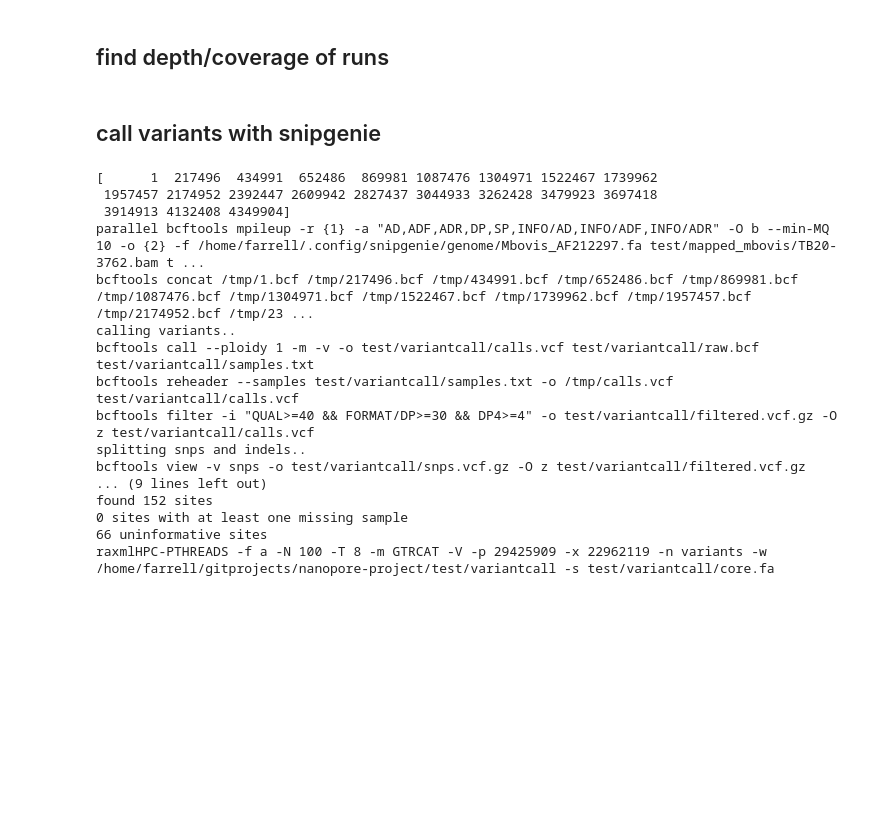
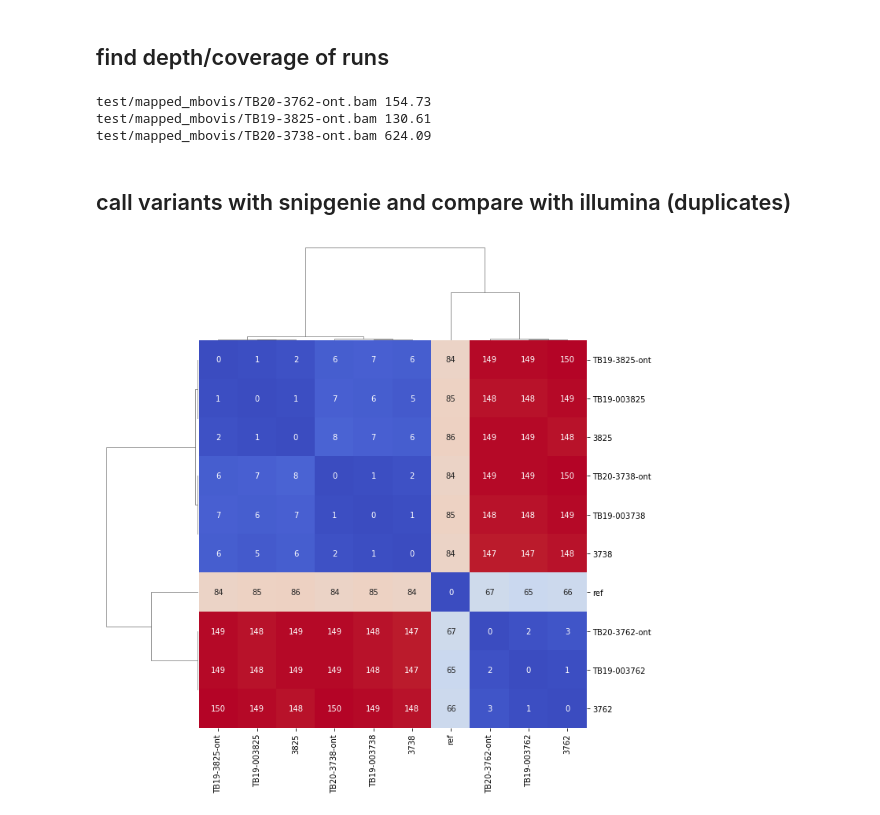
Before and after one commit to dmnfarrell/nanopore-project, a Jupyter notebook: testing.ipynb, the cells around one changed output. Saved outputs shown, nothing was run; the diff lists cells and outputs as text; code cells hidden in the pictures; blank space fills up the shorter version.

```diff
--- a/testing.ipynb
+++ b/testing.ipynb
@@ -95,32 +106,13 @@ minimap2 -ax map-ont -t 20 Mbovis_AF212297.fa test/TB20-3738.fastq.gz | samtools
 # %% [markdown]
 ## find depth/coverage of runs
-# %% [markdown]
-## call variants with snipgenie
-# %%
-from snipgenie import app, tools
-
-bam_files =app.get_files_from_paths('test/mapped_mbovis/', '*.bam')
-gff_file='mbovis.gff'
-tools.gff_bcftools_format(app.mbovis_gb, gff_file)
-app.run_bamfiles(bam_files, app.mbovis_genome, outdir='test/variantcall',
-                 threads=20,
-                 mask=app.mbovis_mask, gff_file=gff_file,
-                 custom_filters=True, overwrite=False)
-# %% [output]
-[      1  217496  434991  652486  869981 1087476 1304971 1522467 1739962
- 1957457 2174952 2392447 2609942 2827437 3044933 3262428 3479923 3697418
- 3914913 4132408 4349904]
-parallel bcftools mpileup -r {1} -a "AD,ADF,ADR,DP,SP,INFO/AD,INFO/ADF,INFO/ADR" -O b --min-MQ 10 -o {2} -f /home/farrell/.config/snipgenie/genome/Mbovis_AF212297.fa test/mapped_mbovis/TB20-3762.bam t ...
-bcftools concat /tmp/1.bcf /tmp/217496.bcf /tmp/434991.bcf /tmp/652486.bcf /tmp/869981.bcf /tmp/1087476.bcf /tmp/1304971.bcf /tmp/1522467.bcf /tmp/1739962.bcf /tmp/1957457.bcf /tmp/2174952.bcf /tmp/23 ...
-calling variants..
-bcftools call --ploidy 1 -m -v -o test/variantcall/calls.vcf test/variantcall/raw.bcf
-test/variantcall/samples.txt
-bcftools reheader --samples test/variantcall/samples.txt -o /tmp/calls.vcf test/variantcall/calls.vcf
-bcftools filter -i "QUAL>=40 && FORMAT/DP>=30 && DP4>=4" -o test/variantcall/filtered.vcf.gz -O z test/variantcall/calls.vcf
-splitting snps and indels..
-bcftools view -v snps -o test/variantcall/snps.vcf.gz -O z test/variantcall/filtered.vcf.gz
-... (9 lines left out)
-found 152 sites
-0 sites with at least one missing sample
-66 uninformative sites
-raxmlHPC-PTHREADS -f a -N 100 -T 8 -m GTRCAT -V -p 29425909 -x 22962119 -n variants -w /home/farrell/gitprojects/nanopore-project/test/variantcall -s test/variantcall/core.fa
+# %%
+for f in bam_files:
+    c=tools.get_mean_depth(f)
+    #depths.append(c)
+    print (f,c)
+# %% [output]
+test/mapped_mbovis/TB20-3762-ont.bam 154.73
+test/mapped_mbovis/TB19-3825-ont.bam 130.61
+test/mapped_mbovis/TB20-3738-ont.bam 624.09
+# %% [markdown]
+## call variants with snipgenie and compare with illumina (duplicates)
@@ -126,0 +137,7 @@ raxmlHPC-PTHREADS -f a -N 100 -T 8 -m GTRCAT -V -p 29425909 -x 22962119 -n varia
+# %%
+sdist = pd.read_csv('test/variantcall/snpdist.csv',index_col=0)
+g=sns.clustermap(sdist,cmap='coolwarm',annot=True,fmt='.0f')
+g.cax.set_visible(False)
+g.savefig('snp_ont_compared_clustermap.png')
+# %% [output]
+[figure, added]
```
Also changed, not shown: parts of 15 cells of this notebook, 2 other files.
